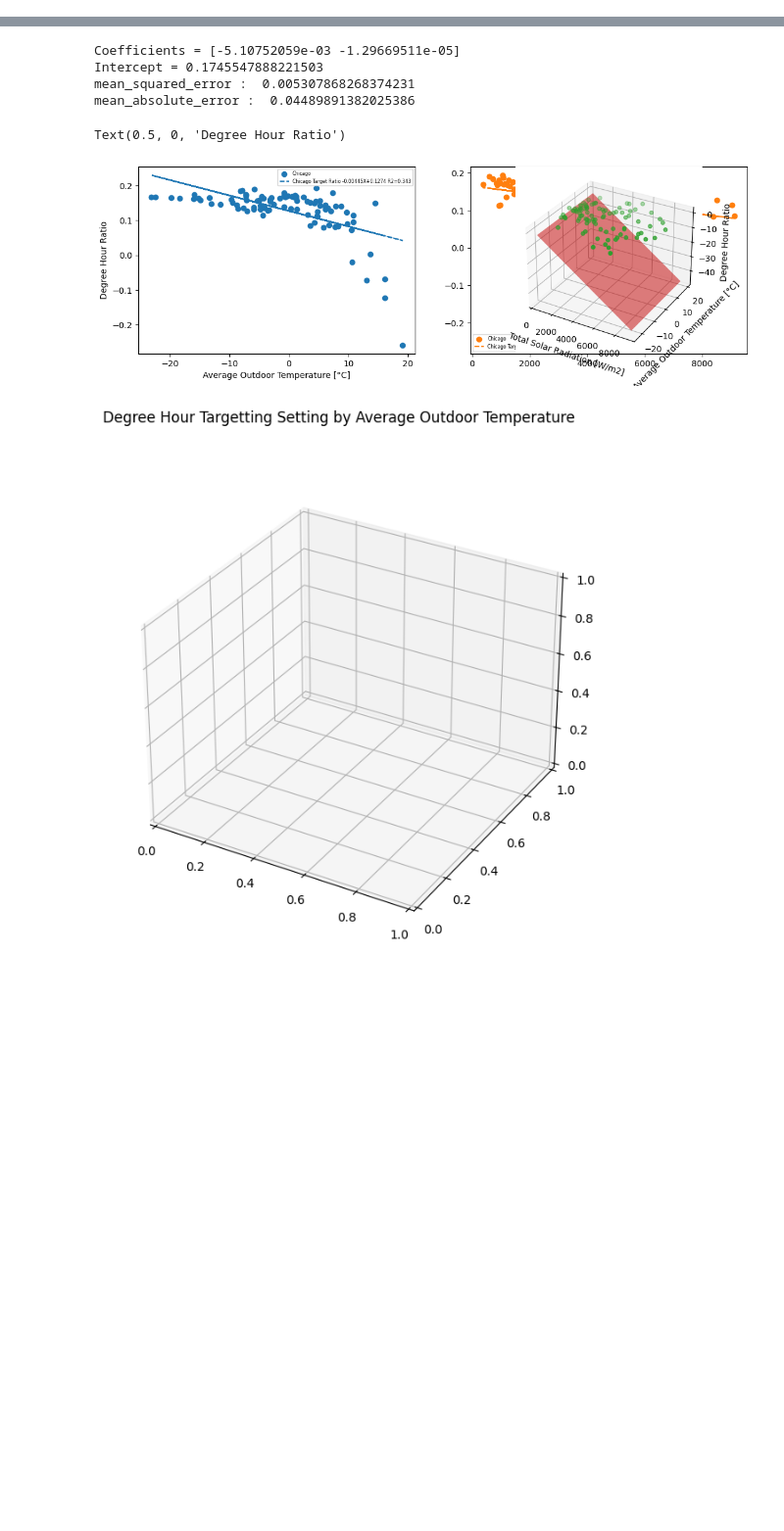
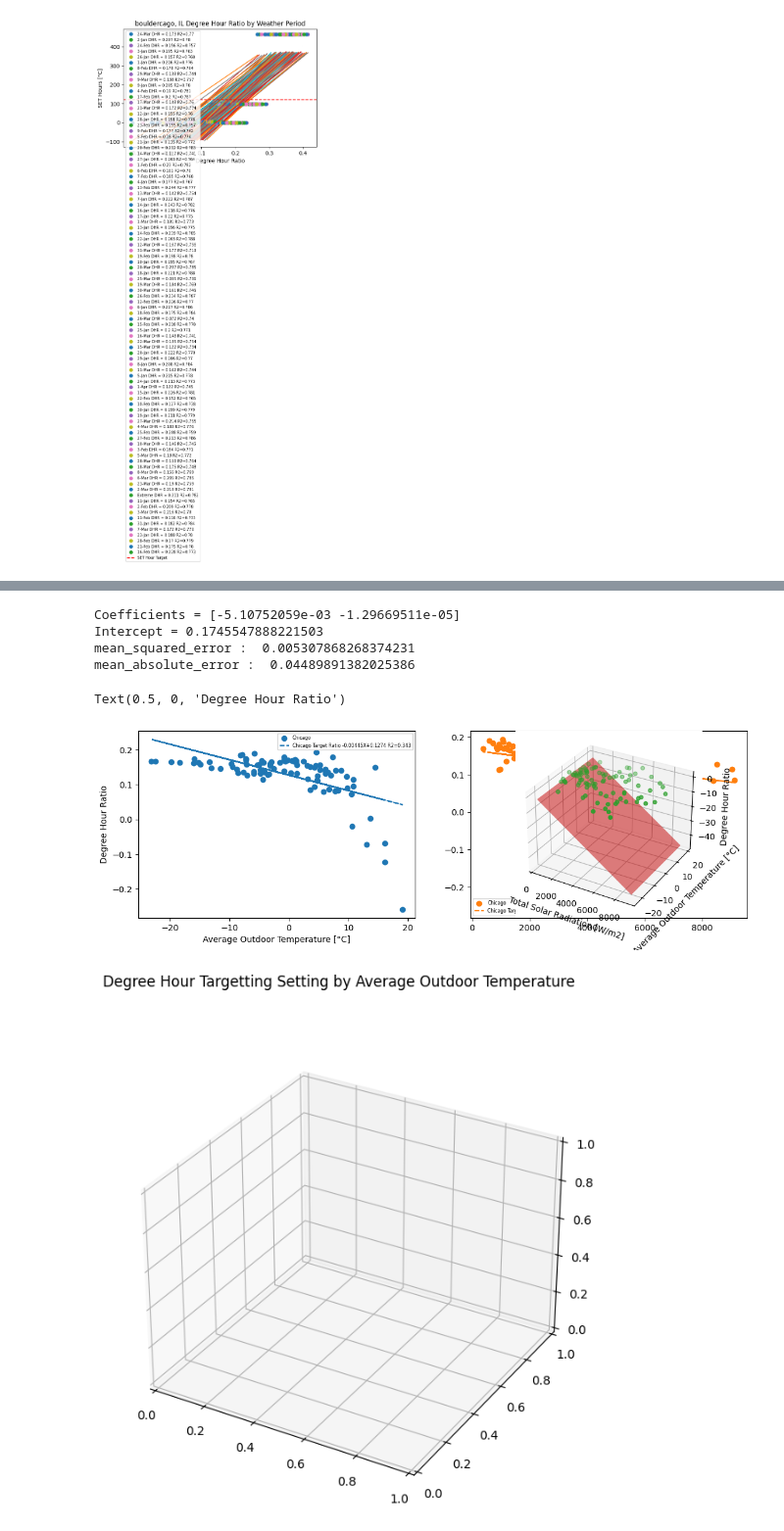
Before and after one commit to amitche8/IIT-PhD, a Jupyter notebook: Field Study/parametric_data.ipynb, the cells around one changed output, grey strips where cells are left out. Shown at 98% size. Cells and saved outputs as stored; diff of their text form; code cells hidden in the pictures; blank space fills up the shorter version.

```diff
--- a/Field Study/parametric_data.ipynb
+++ b/Field Study/parametric_data.ipynb
@@ -10,7 +10,7 @@ from sklearn.linear_model import LinearRegression
 from sklearn.metrics import mean_squared_error, mean_absolute_error
 from sklearn import preprocessing
 # %%
-source_dir = "D:/School/IIT-PHD/FIeld Study/Parametrics/ChicagoTotalSkyCover"
+source_dir = "D:/School/IIT-PHD/FIeld Study/Parametrics/MinneapolisTotalSkyCover"
 
 files = os.listdir(source_dir)
 os.chdir(source_dir)
@@ -340,17 +152,10 @@ Text(0, 0.5, 'SET Hours [°C]')
 # %%
 # Chicago Full Run
-data_file = "D:/School/IIT-PHD/FIeld Study/Parametrics/ChicagoTotalSkyCover/master_results_skyCover.csv"
+data_file = "D:/School/IIT-PHD/FIeld Study/Parametrics/ChicagoTotalSkyCover/master_results_ChicagSkyCover.csv"
 
 df = pd.read_csv(data_file)
 
 climates = set(list(df['Climate']))
-# climates = ['Feb 3-10', 'Mar 1-7', 'Extreme Jan 27-Feb 2', 'Feb 11-18', 'Jan 16-23', 'Jan 8-15', 'Feb 18-25', 'Apr 15-22']
-
-print(climates)
-
-# colors = ['tab:blue', 'tab:orange', 'tab:green', 'tab:red', 'tab:purple', 'tab:pink', 'tab:olive', 'tab:cyan']
-# markers = ['o', 'v', '^', '<', '>', 's', 'p', '*']
-
 
 count = 0
 
@@ -406,7 +211,7 @@ for climate in climates:
     # R = np.corrcoef(gr_168, set_hours)[0,1]
     # R_Squared_168 = R*R
 
-    print(R_Squared_24)
+
     # print(R_Squared_48)
     # print(R_Squared_168)
 
@@ -793,0 +230,76 @@ plt.ylim(-5,1500)
+# %%
+# Boulder Full Run
+data_file = "D:/School/IIT-PHD/FIeld Study/Parametrics/BoulderTotalSkyCover/master_results_BoulderSkyCover.csv"
+
+df = pd.read_csv(data_file)
+
+climates = set(list(df['Climate']))
+
+count = 0
+
+dhr_boulder = []
+avg_t_boulder = []
+solar_rad_boulder = []
+sky_cover_boulder = []
+
+fig = plt.figure()
+fig.set_size_inches(6.5, 4)
+
+for climate in climates:
+
+
+    row = df[df['Climate'] == str(climate)]
+
+    gr_24 = row['24 hr Ratio']
+    gr_48 = row['48 hr Ratio']
+    gr_168 = row['168 hr Ratio']
+    set_hours = row['SET Hours']
+
+    avg_t_climate = list(row['24 Avg ODB'])[0]
+    avg_sky_cover = list(row['Avg 24 hr Sky Cover'])[0]
+    solar_rad = list(row['Total 24 hr Radiation'])[0]
+    # print(avg_t_climate)
+    avg_t_boulder.append(avg_t_climate)
+    solar_rad_boulder.append(solar_rad)
+    sky_cover_boulder.append(avg_sky_cover)
+
+
+    m_24, b_24 = np.polyfit(gr_24, set_hours, 1)
+    ratio_target = round((120 -b_24)/m_24, 3)
+    R = np.corrcoef(gr_24, set_hours)[0,1]
+    R_Squared_24 = round(R*R,3)
+    plt.plot(gr_24, set_hours, 'o', label=(str(climate)+
+            " DHR = " + str(ratio_target) + ' R2=' + str(R_Squared_24)))
+    plt.plot(gr_24, m_24*gr_24+b_24)
+
+    dhr_boulder.append(ratio_target)
+
+
+    # plt.plot(gr_48, set_hours, 'o', color='orange')
+    # m_48, b_48 = np.polyfit(gr_48, set_hours, 1)
+    # plt.plot(gr_48, m_48*gr_48+b_48, color='orange')
+
+    # R = np.corrcoef(gr_48, set_hours)[0,1]
+    # R_Squared_48 = R*R
+
+    # plt.plot(gr_168, set_hours, 'o', color='green')
+    # m_168, b_168 = np.polyfit(gr_168, set_hours, 1)
+    # plt.plot(gr_168, m_168*gr_168+b_168, color='green')
+
+    # R = np.corrcoef(gr_168, set_hours)[0,1]
+    # R_Squared_168 = R*R
+
+
+    # print(R_Squared_48)
+    # print(R_Squared_168)
+
+    count = count + 1
+
+
+
+plt.axhline(y=120, color='r', linestyle='--', label='SET Hour Target')
+plt.legend(fontsize=7)
+plt.title('bouldercago, IL Degree Hour Ratio by Weather Period')
+plt.xlabel('Degree Hour Ratio')
+plt.ylabel('SET Hours [°C]')
+# %% [output]
@@ -793,0 +307 @@ plt.ylim(-5,1500)
+[figure, added]
```
Also changed, not shown: parts of 12 cells of this notebook.
